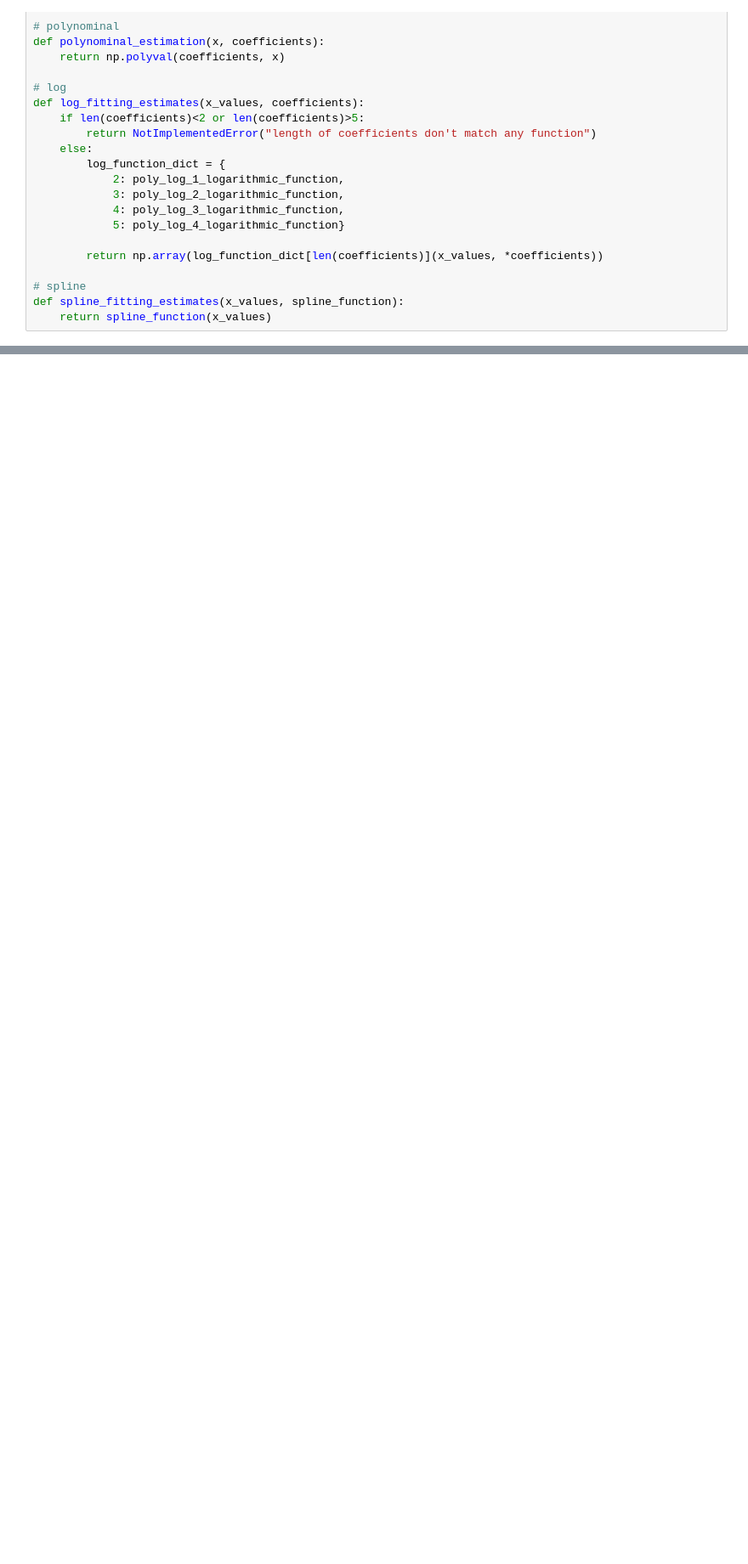
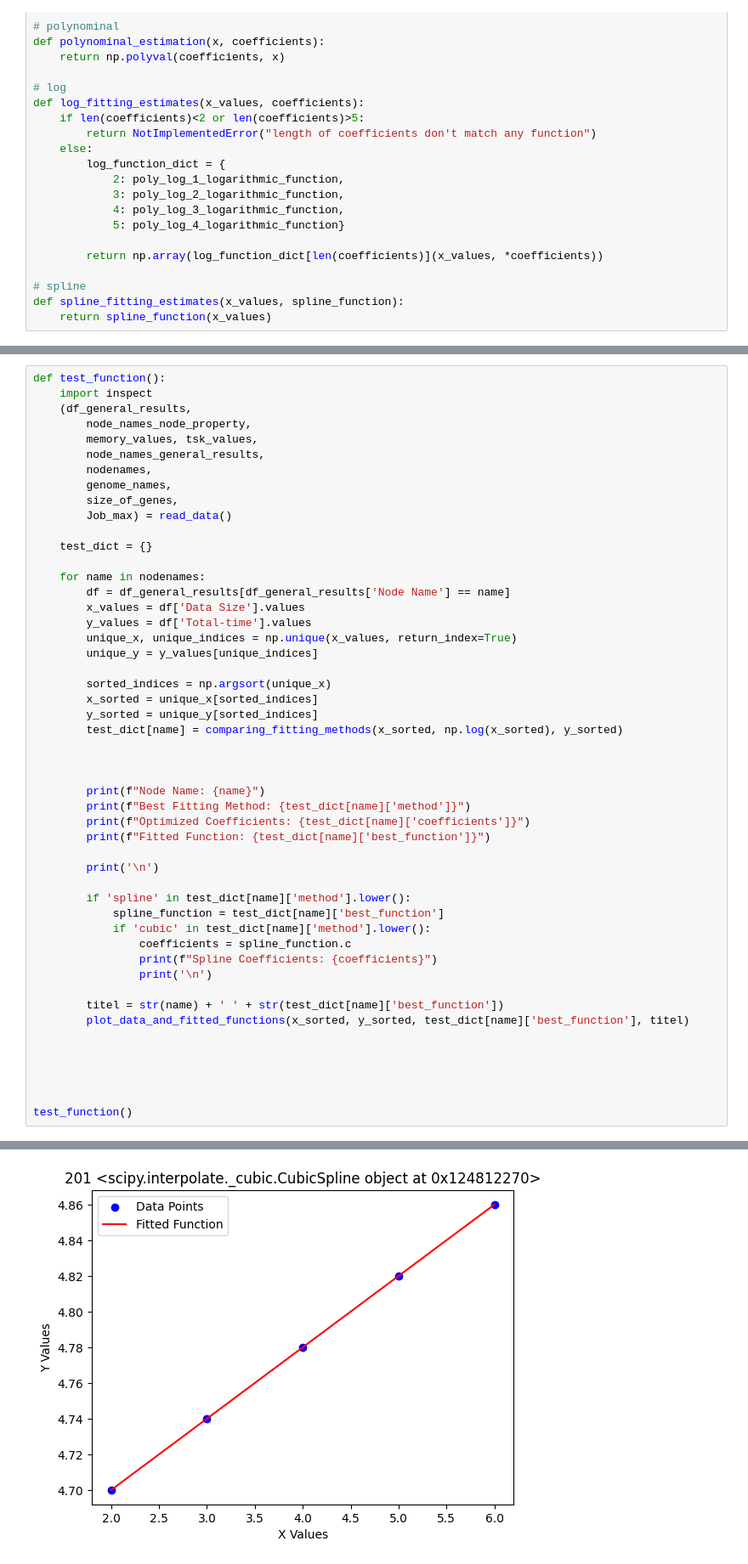
Before and after one commit to CRC-FONDA/A2-job-granularity, a Jupyter notebook: MG-HIBF/Fitting/GA_Genome_Cluster_Node_test.ipynb, the cells around one changed output, grey strips where cells are left out. Shown: that part at 85% size. Saved outputs shown, nothing was run; the diff lists cells and outputs as text; blank space fills up the shorter version.

```diff
--- a/MG-HIBF/Fitting/GA_Genome_Cluster_Node_test.ipynb
+++ b/MG-HIBF/Fitting/GA_Genome_Cluster_Node_test.ipynb
@@ -295,0 +230,51 @@ def find_overall_optimum(Solutions_polynominal, Solutions_logarithmic, Solutions
+# %%
+def test_function():
+    import inspect
+    (df_general_results,
+        node_names_node_property,
+        memory_values, tsk_values,
+        node_names_general_results,
+        nodenames,
+        genome_names,
+        size_of_genes,
+        Job_max) = read_data()
+
+    test_dict = {}
+
+    for name in nodenames:
+        df = df_general_results[df_general_results['Node Name'] == name]
+        x_values = df['Data Size'].values
+        y_values = df['Total-time'].values
+        unique_x, unique_indices = np.unique(x_values, return_index=True)
+        unique_y = y_values[unique_indices]
+
+        sorted_indices = np.argsort(unique_x)
+        x_sorted = unique_x[sorted_indices]
+        y_sorted = unique_y[sorted_indices]
+        test_dict[name] = comparing_fitting_methods(x_sorted, np.log(x_sorted), y_sorted)
+
+
+
+        print(f"Node Name: {name}")
+        print(f"Best Fitting Method: {test_dict[name]['method']}")
+        print(f"Optimized Coefficients: {test_dict[name]['coefficients']}")
+        print(f"Fitted Function: {test_dict[name]['best_function']}")
+
+        print('\n')
+
+        if 'spline' in test_dict[name]['method'].lower():
+            spline_function = test_dict[name]['best_function']
+            if 'cubic' in test_dict[name]['method'].lower():
+                coefficients = spline_function.c
+                print(f"Spline Coefficients: {coefficients}")
+                print('\n')
+
+        titel = str(name) + ' ' + str(test_dict[name]['best_function'])
+        plot_data_and_fitted_functions(x_sorted, y_sorted, test_dict[name]['best_function'], titel)
+
+
+
+
+
+test_function()
+# %% [output]
@@ -295,0 +291 @@ def find_overall_optimum(Solutions_polynominal, Solutions_logarithmic, Solutions
+[figure, added]
```
Also changed, not shown: parts of 10 cells of this notebook, 4 other files.
